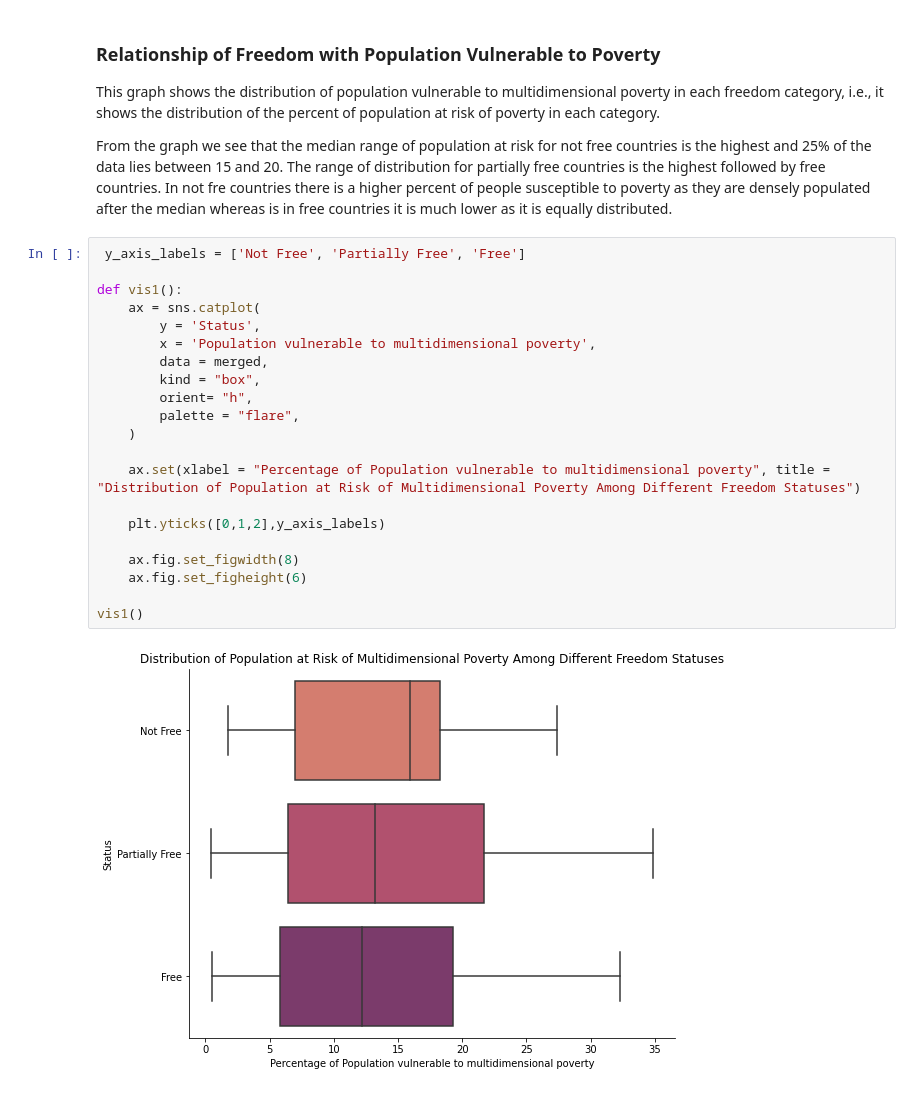
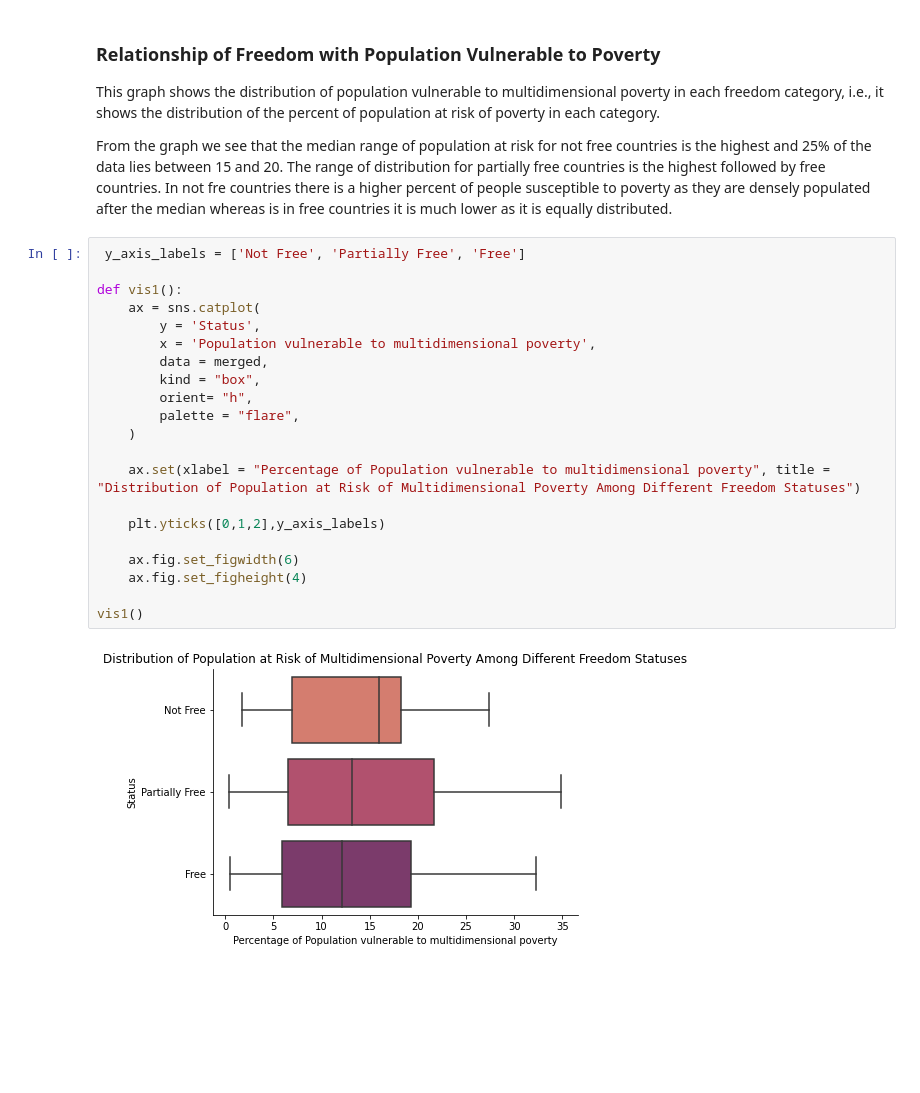
Before and after one commit to uic-cs418/cs418-spring22-eda-llc, a Jupyter notebook: poverty analysis/Poverty EDA.ipynb, the cells around one changed output. Cells and saved outputs as stored; diff of their text form; blank space fills up the shorter version.

```diff
--- a/poverty analysis/Poverty EDA.ipynb
+++ b/poverty analysis/Poverty EDA.ipynb
@@ -88,23 +88,23 @@ From the graph we see that the median range of population at risk for not free c
 # %%
  y_axis_labels = ['Not Free', 'Partially Free', 'Free']
 
 def vis1():
     ax = sns.catplot(
         y = 'Status',
         x = 'Population vulnerable to multidimensional poverty',
         data = merged,
         kind = "box",
         orient= "h",
         palette = "flare",
     )
 
     ax.set(xlabel = "Percentage of Population vulnerable to multidimensional poverty", title = "Distribution of Population at Risk of Multidimensional Poverty Among Different Freedom Statuses")
 
     plt.yticks([0,1,2],y_axis_labels)
 
-    ax.fig.set_figwidth(8)
-    ax.fig.set_figheight(6)
+    ax.fig.set_figwidth(6)
+    ax.fig.set_figheight(4)
 
 vis1()
 # %% [output]
-[figure, old version]
+[figure, new version]
```
Also changed, not shown: parts of 12 cells of this notebook, 3 other files.
